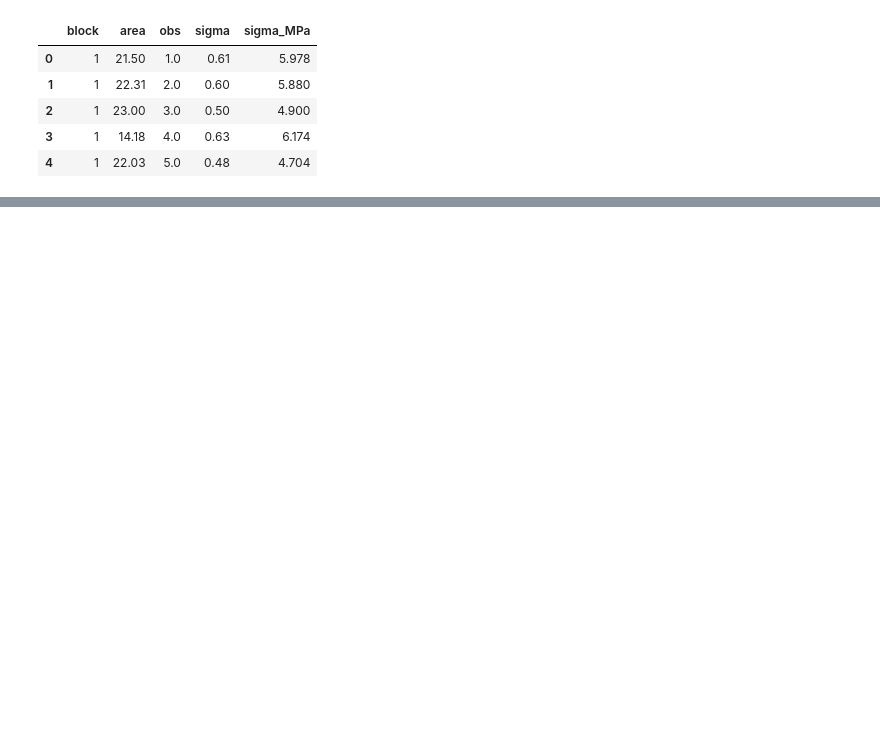
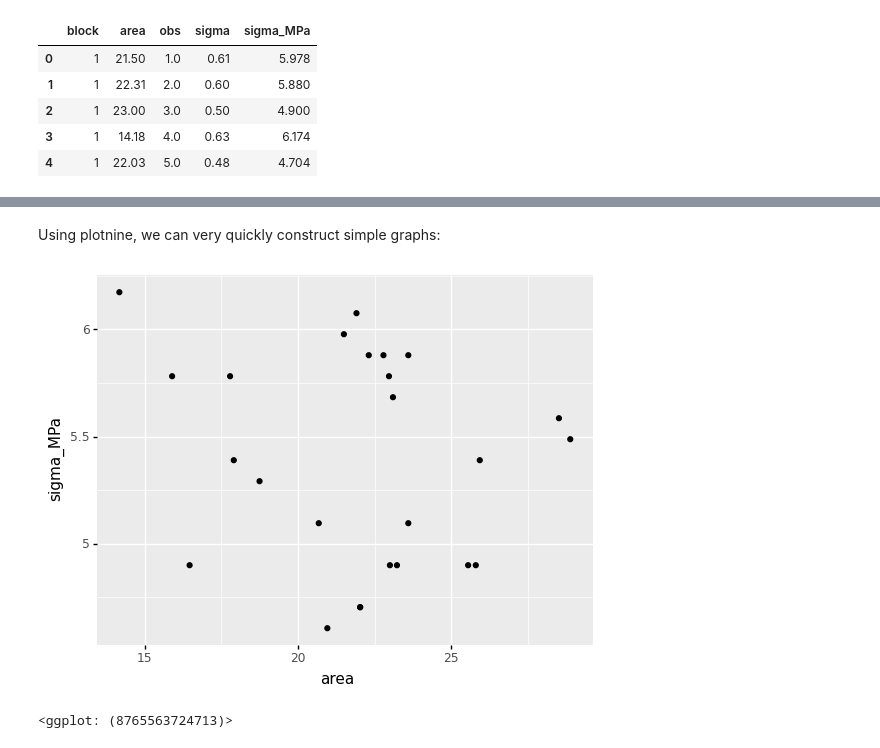
Before and after one commit to zdelrosario/mi101, a Jupyter notebook: _sources/notebooks/02_tidy_solution.ipynb, the cells around one changed output, grey strips where cells are left out. Saved outputs shown, nothing was run; the diff lists cells and outputs as text; code cells hidden in the pictures; blank space fills up the shorter version.

```diff
--- a/_sources/notebooks/02_tidy_solution.ipynb
+++ b/_sources/notebooks/02_tidy_solution.ipynb
@@ -228,13 +275,13 @@ $$\text{kgf} / \text{mm}^2 = 9.8 \text{MPa}$$
 ###
 
 
-df_q3 = (
+df_q4 = (
     df_long
 
     >> gr.tf_mutate(sigma_MPa=DF.sigma * 9.8)
 )
 
-df_q3.head()
+df_q4.head()
 # %% [output]
 |  | block | area | obs | sigma | sigma_MPa |
 | 0 | 1 | 21.50 | 1.0 | 0.61 | 5.978 |
@@ -244,0 +310,7 @@ df_q3.head()
+# %%
+## NOTE: No need to edit
+df_filtered = (
+    df_q4
+    >> gr.tf_filter(gr.not_nan(DF.sigma_MPa))
+)
+df_filtered
@@ -244,0 +351,10 @@ df_q3.head()
+# %%
+## NOTE: No need to edit
+df_converted = (
+    df_filtered
+    >> gr.tf_mutate(
+        block=gr.as_int(DF.block),
+        obs=gr.as_int(DF.obs),
+    )
+)
+df_converted.dtypes
@@ -244,0 +398,12 @@ df_q3.head()
+# %% [markdown]
+Using plotnine, we can very quickly construct simple graphs:
+# %%
+## NOTE: No need to edit
+(
+    df_converted
+    >> pt.ggplot(pt.aes("area", "sigma_MPa"))
+    + pt.geom_point()
+)
+# %% [output]
+[figure, added]
+<ggplot: (8765563724713)>
```
Also changed, not shown: parts of 36 cells of this notebook, 25 other files.
